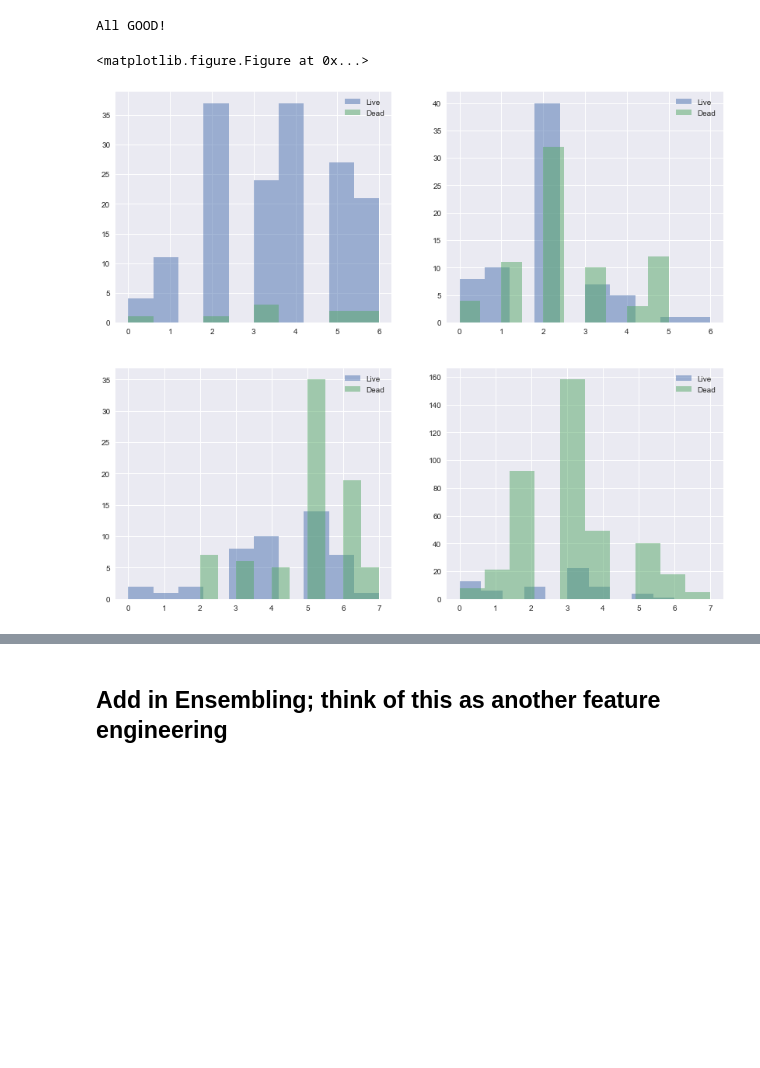
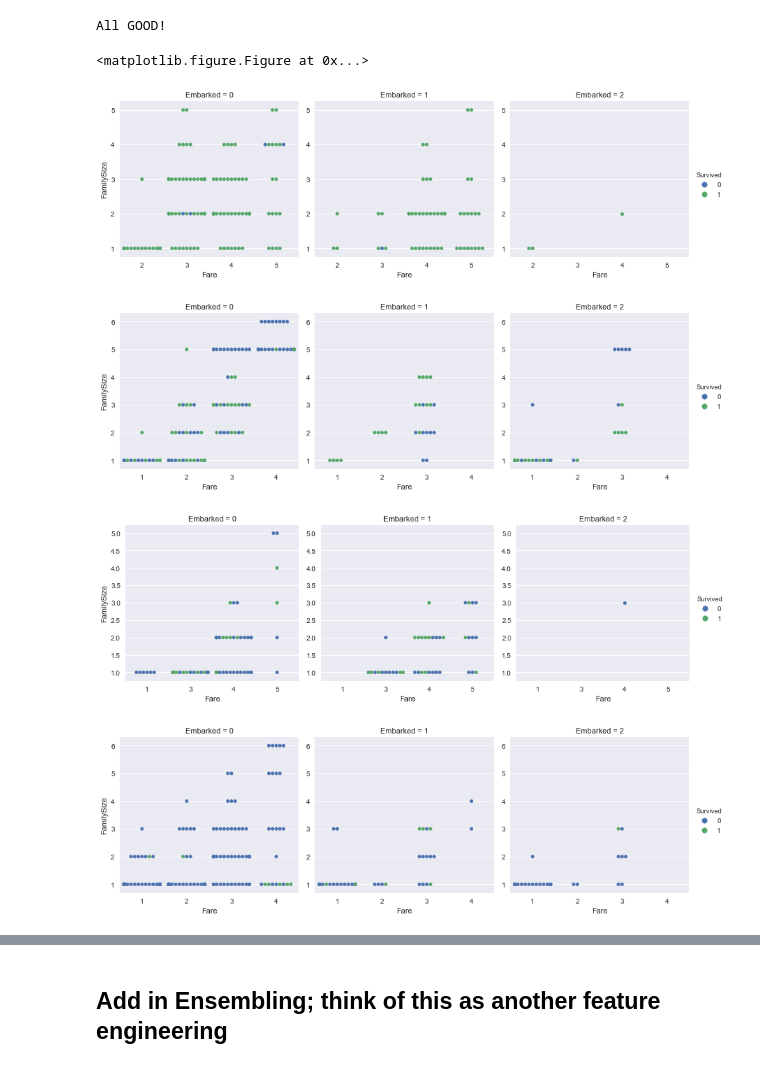
Before and after one commit to tongbaojia/Kaggle, a Jupyter notebook: Titanic/Version_2.ipynb, the cells around one changed output, grey strips where cells are left out. Cells and saved outputs as stored; diff of their text form; code cells hidden in the pictures; blank space fills up the shorter version.

```diff
--- a/Titanic/Version_2.ipynb
+++ b/Titanic/Version_2.ipynb
@@ -15,6 +15,7 @@ import copy
 import random
 from tqdm import tqdm
 plt.rcParams['figure.figsize'] = (12.0, 10.0) # set default size of plots
+sns.set()
 %matplotlib inline
 
 # Going to use these 5 base models for the stacking
@@ -24,6 +25,7 @@ from sklearn.ensemble import (RandomForestClassifier, AdaBoostClassifier,
 from sklearn.neighbors import KNeighborsClassifier
 from sklearn.naive_bayes import GaussianNB
 from sklearn.svm import SVC
+from sklearn.neural_network import MLPClassifier
 from sklearn.discriminant_analysis import LinearDiscriminantAnalysis
 from sklearn.discriminant_analysis import QuadraticDiscriminantAnalysis
 from sklearn import preprocessing
@@ -239,19 +255,15 @@ def clean_feature(dataset):
     dataset['Fare'] = dataset['Fare'].astype(int)
 
     # Create a New feature CategoricalAge
-    # This could be engineered by group!
-    age_data       = dataset.groupby(['Sex', 'Pclass'])['Age']
-    dataset['Age'] = age_data.transform(lambda x: x.fillna(x.mean()))
-    dataset['Age'] = dataset['Age'].astype(int)
     # Mapping Age
-    dataset.loc[ dataset['Age'] <= 4, 'Age']                           = 0
-    dataset.loc[(dataset['Age'] > 4) & (dataset['Age'] <= 16), 'Age']  = 1
-    dataset.loc[(dataset['Age'] > 16) & (dataset['Age'] <= 24), 'Age'] = 2
-    dataset.loc[(dataset['Age'] > 24) & (dataset['Age'] <= 30), 'Age'] = 3
-    dataset.loc[(dataset['Age'] > 30) & (dataset['Age'] <= 36), 'Age'] = 4
-    dataset.loc[(dataset['Age'] > 36) & (dataset['Age'] <= 48), 'Age'] = 5
-    dataset.loc[(dataset['Age'] > 48) & (dataset['Age'] <= 64), 'Age'] = 6
-    dataset.loc[ dataset['Age'] > 64, 'Age']                           = 7
+#     dataset.loc[ dataset['Age'] <= 4, 'Age']                           = 0
+#     dataset.loc[(dataset['Age'] > 4) & (dataset['Age'] <= 16), 'Age']  = 1
+#     dataset.loc[(dataset['Age'] > 16) & (dataset['Age'] <= 24), 'Age'] = 2
+#     dataset.loc[(dataset['Age'] > 24) & (dataset['Age'] <= 30), 'Age'] = 3
+#     dataset.loc[(dataset['Age'] > 30) & (dataset['Age'] <= 36), 'Age'] = 4
+#     dataset.loc[(dataset['Age'] > 36) & (dataset['Age'] <= 48), 'Age'] = 5
+#     dataset.loc[(dataset['Age'] > 48) & (dataset['Age'] <= 64), 'Age'] = 6
+#     dataset.loc[ dataset['Age'] > 64, 'Age']                           = 7
 
     ##drop the useless columns
     drop_elements = ['PassengerId', 'Name', 'Ticket', 'Cabin', 'SibSp', 'Parch', 'Sex', 'Pclass']
@@ -269,9 +281,14 @@ full_test  = split_class(Test)
 full_test_ID = [copy.deepcopy(df["PassengerId"]) for df in full_test]
 post_full_train = [clean_feature(df) for df in full_train]
 post_full_test = [clean_feature(df) for df in full_test]
+
+n_total = 0
 for i, df in enumerate(post_full_test):
+    n_total += post_full_test[i].shape[0]
     if post_full_test[i].shape[0] !=  post_full_test[i].shape[0]:
         print(post_full_test[i].shape, full_test_ID[i].shape)
+if n_total != Test.shape[0]:
+    print(n_total, Test.shape[0])
 ##check if there are nulls
 check_null(post_full_train)
 check_null(post_full_test)
@@ -279,18 +296,27 @@ print("All GOOD!")
 # %% [output]
 All GOOD!
 # %%
-pltstr = "Age"
+# pltstr = "Age"
+# plt.clf()
+# plt.figure(figsize=(14,12))
+# for i in range(len(post_full_train)):
+#     plt.subplot(221 + i)
+#     post_full_train[i].loc[(post_full_train[i]['Survived'] == 1), pltstr].hist(alpha=0.5, label="Live")
+#     post_full_train[i].loc[(post_full_train[i]['Survived'] == 0), pltstr].hist(alpha=0.5, label="Dead")
+#     plt.legend()
+# plt.show()
+
 plt.clf()
-plt.figure(figsize=(14,12))
 for i in range(len(post_full_train)):
-    plt.subplot(221 + i)
-    post_full_train[i].loc[(post_full_train[i]['Survived'] == 1), pltstr].hist(alpha=0.5, label="Live")
-    post_full_train[i].loc[(post_full_train[i]['Survived'] == 0), pltstr].hist(alpha=0.5, label="Dead")
-    plt.legend()
+    #plt.subplot(221 + i)
+    sns.factorplot(x='Fare', y='FamilySize', hue='Survived', data=post_full_train[i], kind='swarm', col='Embarked')
 plt.show()
 # %% [output]
 <matplotlib.figure.Figure at 0x...>
-[figure, old version]
+[figure, new version]
+[figure, added]
+[figure, added]
+[figure, added]
 # %%
 colormap = plt.cm.jet
 plt.clf()
```
Also changed, not shown: parts of 14 cells of this notebook, 7 other files.
